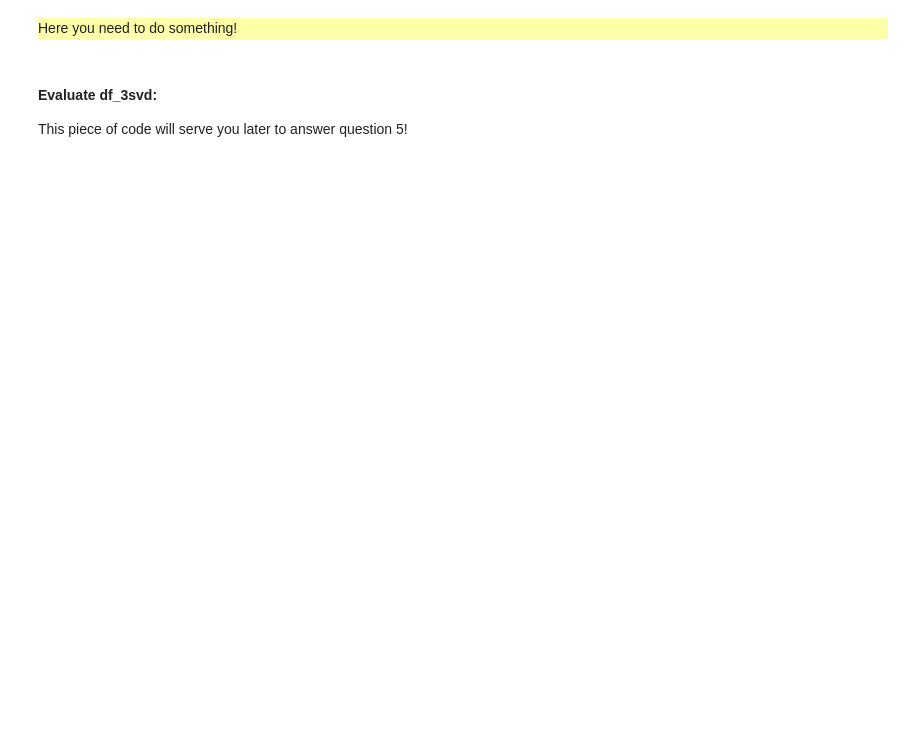
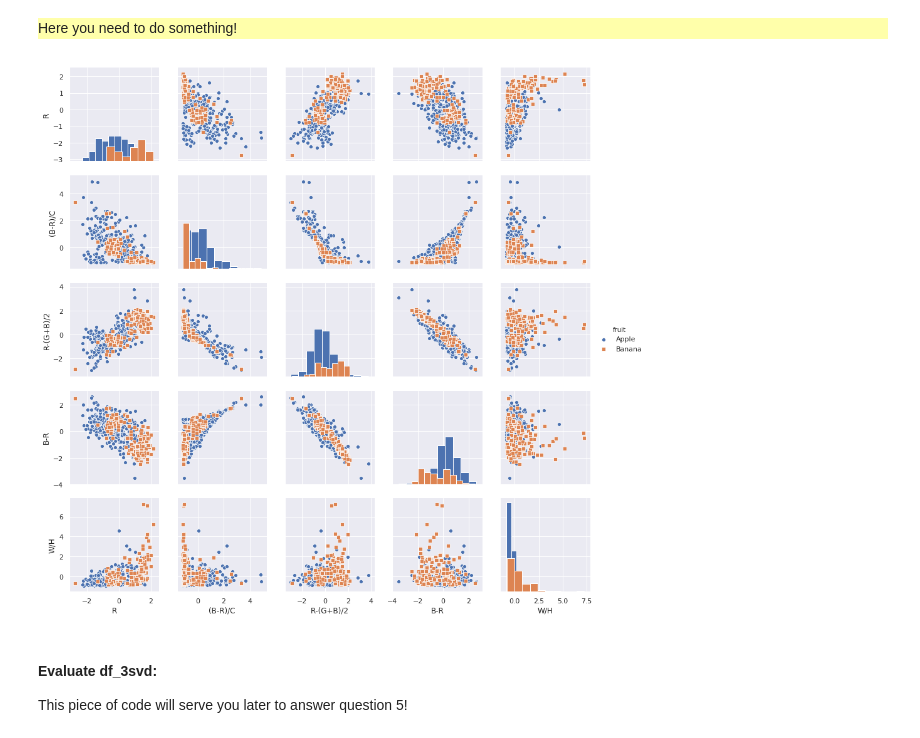
Before and after one commit to LiliZr/info232, a Jupyter notebook: TP2/TP2.ipynb, the cells around one changed output. Cells and saved outputs as stored; diff of their text form; code cells hidden in the pictures; blank space fills up the shorter version.

```diff
--- a/TP2/TP2.ipynb
+++ b/TP2/TP2.ipynb
@@ -440,7 +440,7 @@ Then answer those questions:
 </div>
 <b>Choose the correct dataset: CS representation, scaled data.</b>
 # %%
-dataset_choice = 0 # Change that
-data_df = all_data_df[dataset_choice] # Change that
+dataset_choice = 1 # Change that
+data_df = all_scaled_data_df[dataset_choice] # Change that
 
 print(data_df.shape)
@@ -662,6 +762,9 @@ df_3svd.head()
 </div>
 # %%
 # Show the pairplot of svd_df
+f = sns.pairplot(df_5feat, hue="fruit", markers=["o", "s"], diag_kind="hist")
+# %% [output]
+[figure, added]
 # %% [markdown]
 #### Evaluate df_3svd:
 This piece of code will serve you later to answer question 5!
```
Also changed, not shown: parts of 22 cells of this notebook.
